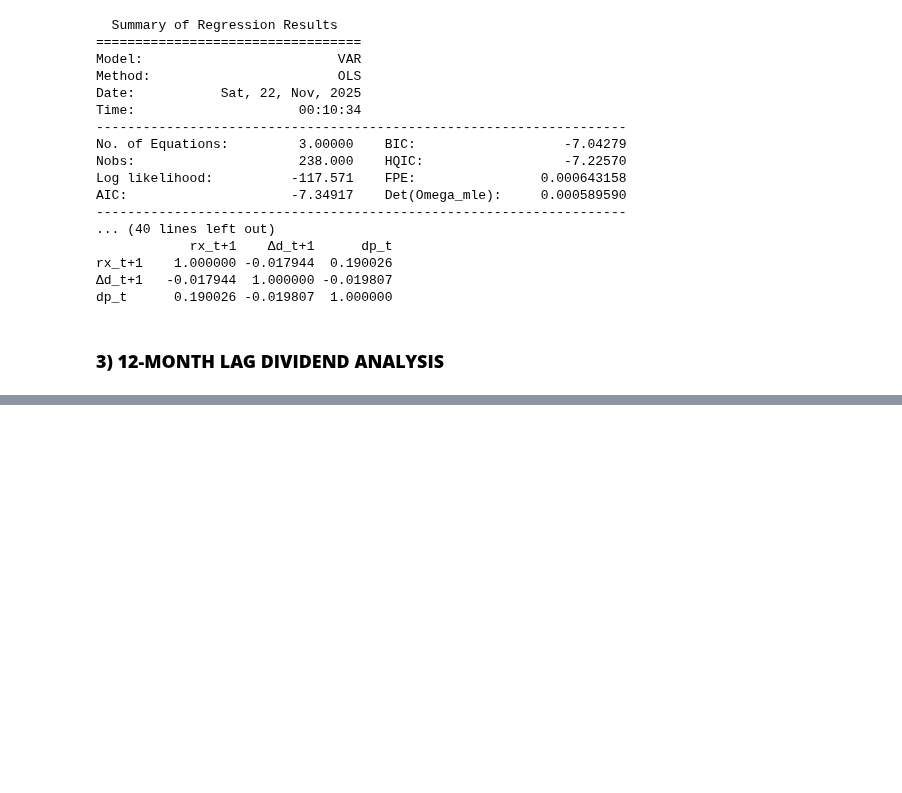
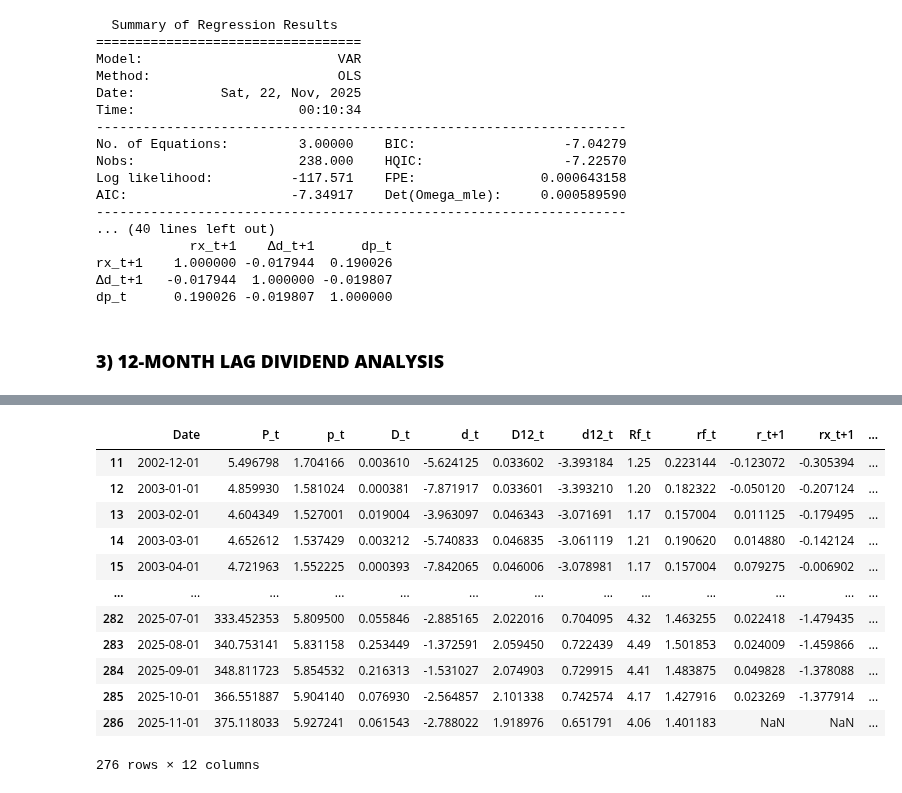
Before and after one commit to EliaLand/Martingale_FVM_AssetPricing, a Jupyter notebook: Part 2/main_FVM.ipynb, the cells around one changed output, grey strips where cells are left out. Cells and saved outputs as stored; diff of their text form; code cells hidden in the pictures; blank space fills up the shorter version.

Commit message:
Added dividend 12m trail analysis VAR

```diff
--- a/Part 2/main_FVM.ipynb
+++ b/Part 2/main_FVM.ipynb
@@ -240,0 +280,9 @@ dp_t      0.190026 -0.019807  1.000000
+# %%
+# Log Synthetic Index Dividend
+d_df = pd.read_csv("../data_extraction/raw_df/synthetic_div_monthly_df.csv")
+d_df["d_t"] = np.log(d_df["Synthetic Index Dividend"])
+d_df = d_df.rename(columns={"Synthetic Index Dividend": "D_t"})
+d_df["Date"] = pd.to_datetime(d_df["Date"].astype(str).str[:10], format="%Y-%m-%d")
+d_df["D12_t"] = d_df["D_t"].rolling(window=12, min_periods=12).sum()
+d_df["d12_t"] = np.log(d_df["D12_t"])
+d_df.head()
@@ -240,0 +296,6 @@ dp_t      0.190026 -0.019807  1.000000
+# %%
+# Merged Variable Dataset
+monthly_df = pd.merge(p_df, d_df, on="Date", how="outer")
+monthly_df = pd.merge(monthly_df, rf_df, on="Date", how="outer")
+monthly_df = monthly_df.dropna(subset=["D12_t"])
+monthly_df
@@ -240,0 +316,5 @@ dp_t      0.190026 -0.019807  1.000000
+# %%
+# Log Gross Return (Approximation)
+# rx_t+1 = (p_t+1 - p_t) +
+monthly_df["r_t+1"] = monthly_df["p_t"].shift(-1) - monthly_df["p_t"] + np.log(1 + monthly_df["D_t"].shift(-1) / monthly_df["P_t"])
+monthly_df
@@ -240,0 +335,4 @@ dp_t      0.190026 -0.019807  1.000000
+# %%
+# Log Excess Return
+monthly_df["rx_t+1"] = monthly_df["r_t+1"] - monthly_df["rf_t"].shift(-1)
+monthly_df
@@ -240,0 +353,18 @@ dp_t      0.190026 -0.019807  1.000000
+# %%
+# Log Excess Return
+monthly_df["Δd_t+1"] = monthly_df["d_t"].shift(-1) - monthly_df["d_t"]
+monthly_df
+# %% [output]
+|  | Date | P_t | p_t | D_t | d_t | D12_t | d12_t | Rf_t | rf_t | r_t+1 | rx_t+1 | ... |
+| 11 | 2002-12-01 | 5.496798 | 1.704166 | 0.003610 | -5.624125 | 0.033602 | -3.393184 | 1.25 | 0.223144 | -0.123072 | -0.305394 | ... |
+| 12 | 2003-01-01 | 4.859930 | 1.581024 | 0.000381 | -7.871917 | 0.033601 | -3.393210 | 1.20 | 0.182322 | -0.050120 | -0.207124 | ... |
+| 13 | 2003-02-01 | 4.604349 | 1.527001 | 0.019004 | -3.963097 | 0.046343 | -3.071691 | 1.17 | 0.157004 | 0.011125 | -0.179495 | ... |
+| 14 | 2003-03-01 | 4.652612 | 1.537429 | 0.003212 | -5.740833 | 0.046835 | -3.061119 | 1.21 | 0.190620 | 0.014880 | -0.142124 | ... |
+| 15 | 2003-04-01 | 4.721963 | 1.552225 | 0.000393 | -7.842065 | 0.046006 | -3.078981 | 1.17 | 0.157004 | 0.079275 | -0.006902 | ... |
+| ... | ... | ... | ... | ... | ... | ... | ... | ... | ... | ... | ... | ... |
+| 282 | 2025-07-01 | 333.452353 | 5.809500 | 0.055846 | -2.885165 | 2.022016 | 0.704095 | 4.32 | 1.463255 | 0.022418 | -1.479435 | ... |
+| 283 | 2025-08-01 | 340.753141 | 5.831158 | 0.253449 | -1.372591 | 2.059450 | 0.722439 | 4.49 | 1.501853 | 0.024009 | -1.459866 | ... |
+| 284 | 2025-09-01 | 348.811723 | 5.854532 | 0.216313 | -1.531027 | 2.074903 | 0.729915 | 4.41 | 1.483875 | 0.049828 | -1.378088 | ... |
+| 285 | 2025-10-01 | 366.551887 | 5.904140 | 0.076930 | -2.564857 | 2.101338 | 0.742574 | 4.17 | 1.427916 | 0.023269 | -1.377914 | ... |
+| 286 | 2025-11-01 | 375.118033 | 5.927241 | 0.061543 | -2.788022 | 1.918976 | 0.651791 | 4.06 | 1.401183 | NaN | NaN | ... |
+276 rows × 12 columns
```
Also changed, not shown: parts of 14 cells of this notebook.
